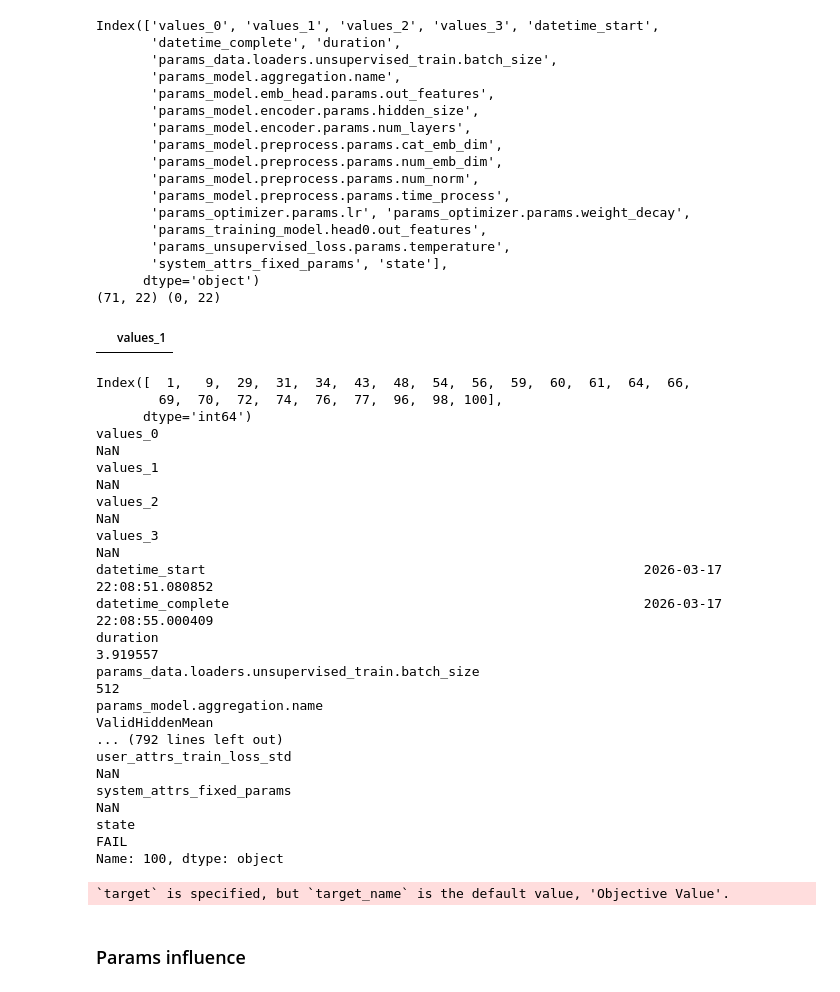
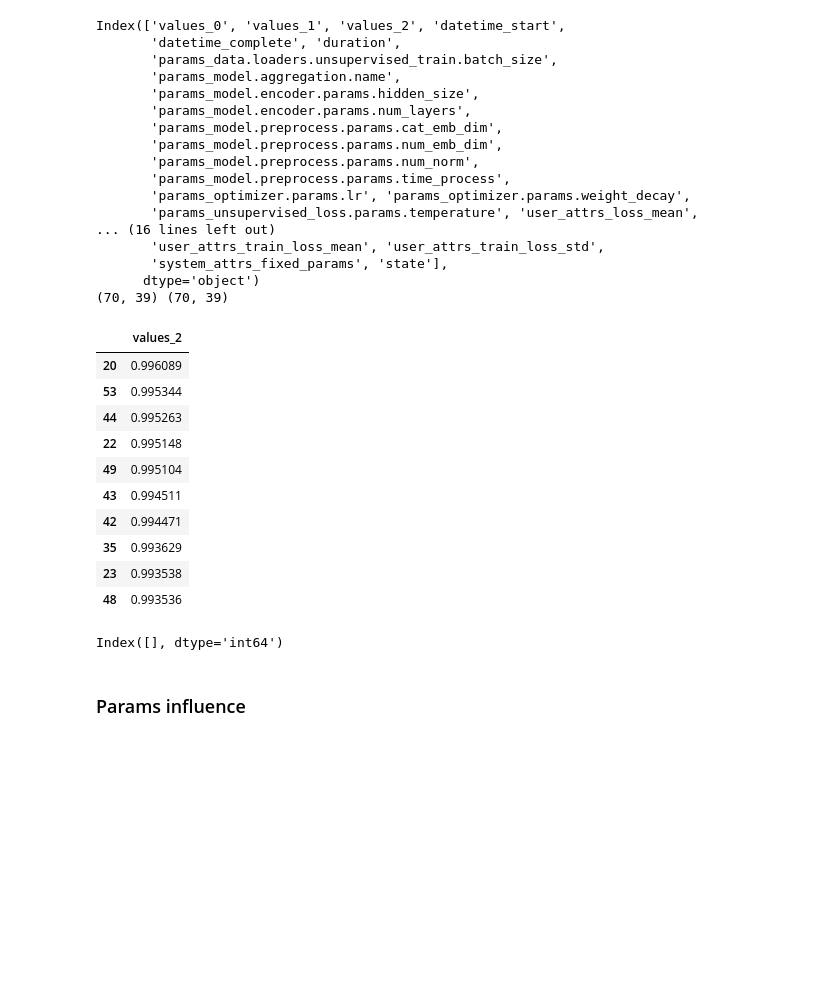
Before and after one commit to On-Point-RND/ESdB-Embeddings-for-Sequential-data-Benchmark, a Jupyter notebook: notebooks/hpo_analysis/analysis_param.ipynb, the cells around one changed output. Drawn from its saved outputs; the diff is of its cells as text; code cells hidden in the pictures; blank space fills up the shorter version.

Commit message:
changed coles parameters for small datasets

```diff
--- a/notebooks/hpo_analysis/analysis_param.ipynb
+++ b/notebooks/hpo_analysis/analysis_param.ipynb
@@ -26,41 +27,51 @@ def get_run(number, specify="best", rewrite=False):
 def prepare_data(dataset, method):
     path = Path(f"log/{dataset}/{method}/optuna")
     df, study = optuna_df(path)
-    value_pack = ["values_0", "values_1", "values_2", "values_3"]
+    value_pack = ["values_0", "values_1", "values_2"]#, "values_3"]
     col_to_drop = ["datetime_start", "datetime_complete", "system_attrs_fixed_params", "state", *value_pack]
     col_params = [*value_pack, "duration"] + [col for col in df if "params_" in col]
     col_user = [*value_pack, "duration"] + [col for col in df if "user" in col]
     df["duration"] = df["duration"].dt.total_seconds()
     return df, study, col_user, col_params
 # %%
-dataset = "age"
+dataset = "twitter"
 method = "SimCLR"
 df, study, col_user, col_params = prepare_data(dataset, method)
 
 print(df.columns)
-core_param = "values_1"
+core_param = "values_2"
 print(df.shape, df[~df[core_param].isna()].shape)
 test_cols = [col for col in col_user if ("test" in col)]
 df[~df[core_param].isna()].sort_values(core_param, ascending=False).iloc[:10, ][[core_param] + test_cols]
 # %% [output]
-Index(['values_0', 'values_1', 'values_2', 'values_3', 'datetime_start',
+Index(['values_0', 'values_1', 'values_2', 'datetime_start',
        'datetime_complete', 'duration',
        'params_data.loaders.unsupervised_train.batch_size',
        'params_model.aggregation.name',
-       'params_model.emb_head.params.out_features',
        'params_model.encoder.params.hidden_size',
        'params_model.encoder.params.num_layers',
        'params_model.preprocess.params.cat_emb_dim',
        'params_model.preprocess.params.num_emb_dim',
        'params_model.preprocess.params.num_norm',
        'params_model.preprocess.params.time_process',
        'params_optimizer.params.lr', 'params_optimizer.params.weight_decay',
-       'params_training_model.head0.out_features',
-       'params_unsupervised_loss.params.temperature',
+       'params_unsupervised_loss.params.temperature', 'user_attrs_loss_mean',
+... (16 lines left out)
+       'user_attrs_train_loss_mean', 'user_attrs_train_loss_std',
        'system_attrs_fixed_params', 'state'],
       dtype='object')
-(71, 22) (0, 22)
+(70, 39) (70, 39)
-|  | values_1 |
+|  | values_2 |
+| 20 | 0.996089 |
+| 53 | 0.995344 |
+| 44 | 0.995263 |
+| 22 | 0.995148 |
+| 49 | 0.995104 |
+| 43 | 0.994511 |
+| 42 | 0.994471 |
+| 35 | 0.993629 |
+| 23 | 0.993538 |
+| 48 | 0.993536 |
 # %%
 #get_run(33, specify="best_Specific_name")
 # %%
@@ -74,27 +85,9 @@ for fail in df[(df["state"] != "COMPLETE") | (df[col_user].isna().any(axis=1))][
     else:
         print(df.loc[fail])
 # %% [output]
-Index([  1,   9,  29,  31,  34,  43,  48,  54,  56,  59,  60,  61,  64,  66,
-        69,  70,  72,  74,  76,  77,  96,  98, 100],
-      dtype='int64')
-values_0                                                                                     NaN
-values_1                                                                                     NaN
-values_2                                                                                     NaN
-values_3                                                                                     NaN
-datetime_start                                                        2026-03-17 22:08:51.080852
-datetime_complete                                                     2026-03-17 22:08:55.000409
-duration                                                                                3.919557
-params_data.loaders.unsupervised_train.batch_size                                            512
-params_model.aggregation.name                                                    ValidHiddenMean
-... (792 lines left out)
-user_attrs_train_loss_std                                                                    NaN
-system_attrs_fixed_params                                                                    NaN
-state                                                                                       FAIL
-Name: 100, dtype: object
+Index([], dtype='int64')
 # %%
 optuna.visualization.plot_optimization_history(study, target = lambda t: t.values[int(core_param[-1])])
-# %% [output]
-`target` is specified, but `target_name` is the default value, 'Objective Value'.
 # %% [markdown]
 ### Params influence
 # %%
```
Also changed, not shown: parts of 1 cell of this notebook, 1 other file.
